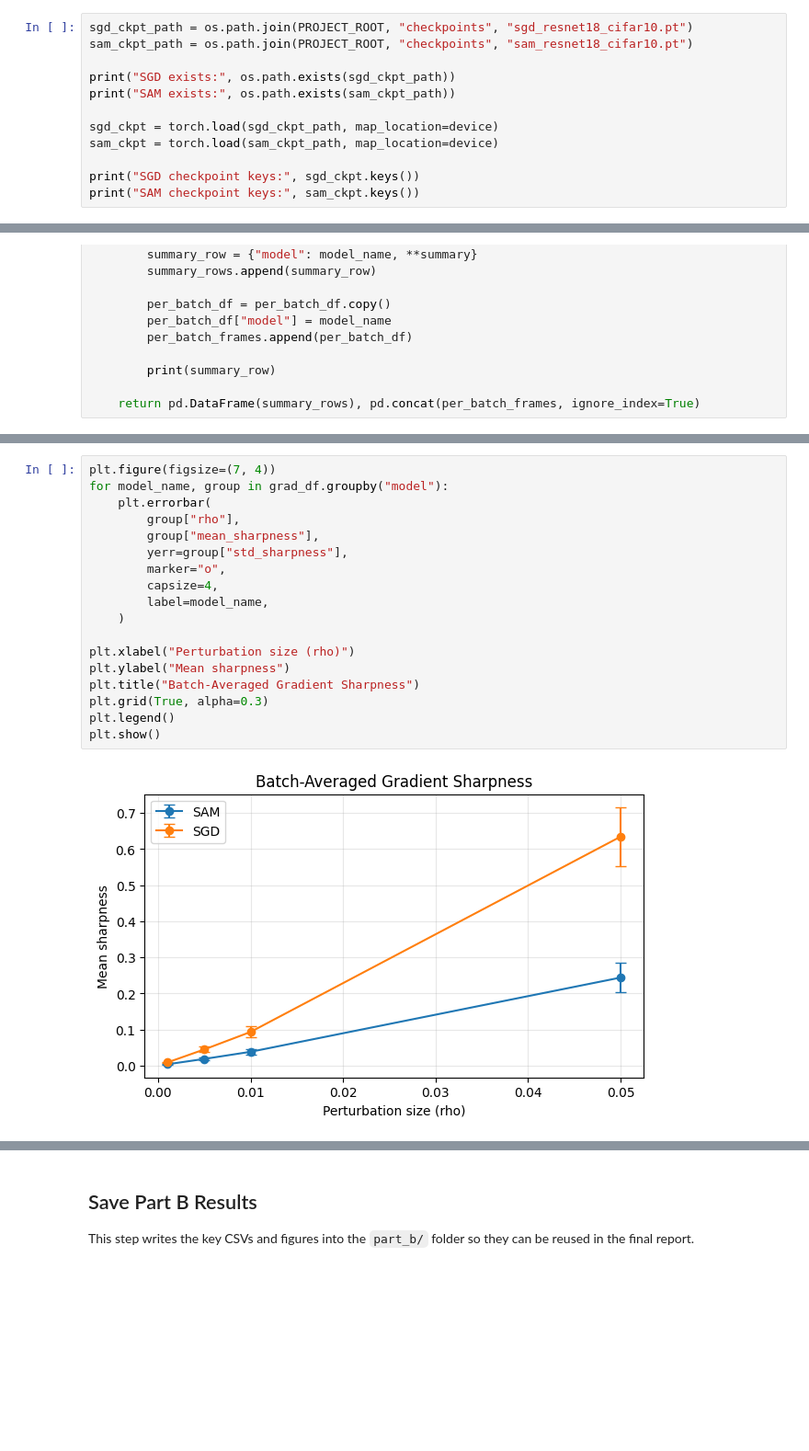
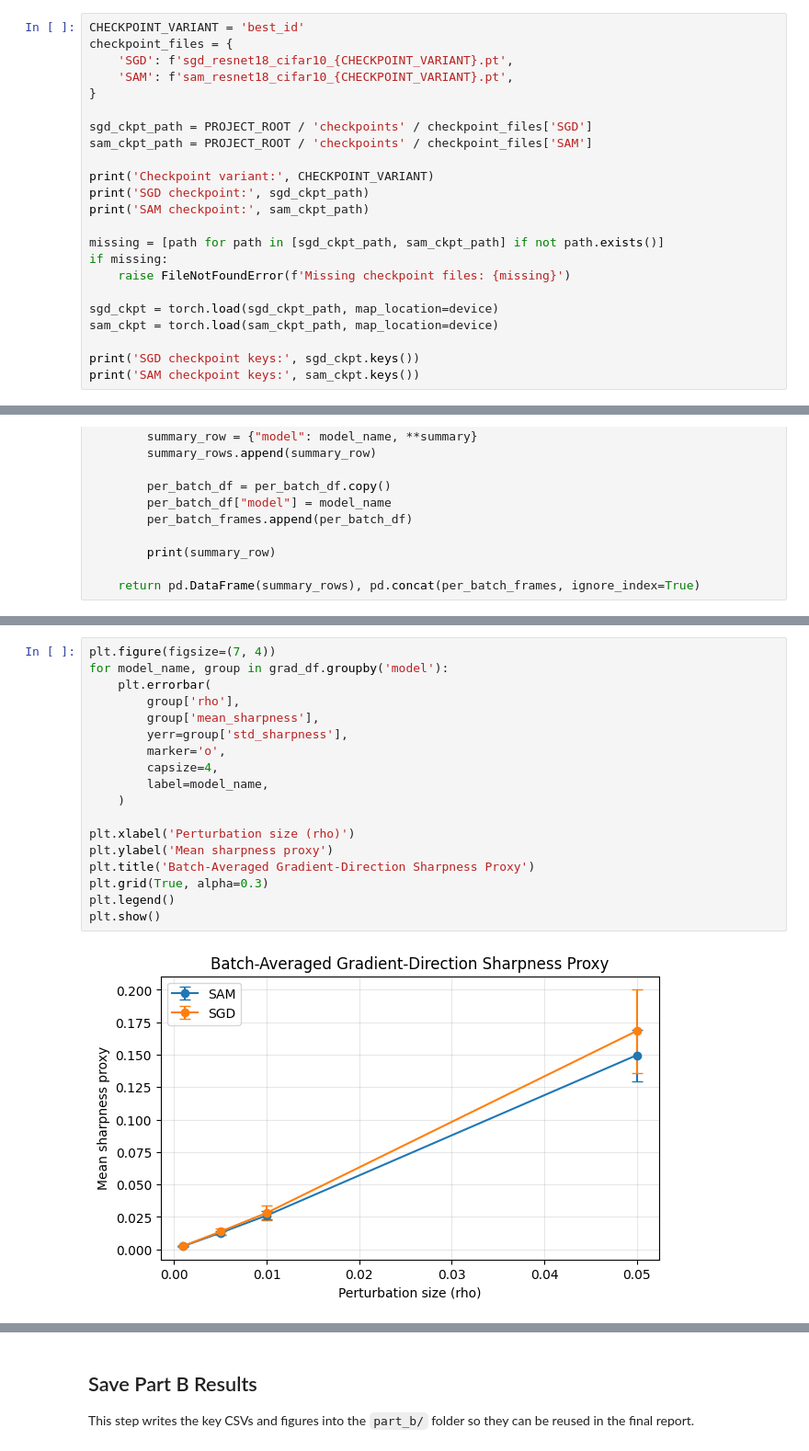
Before and after one commit to 666junyichen/Understanding-SAM-s-Generalization-through-Effective-Dimensionality, a Jupyter notebook: part_b/Part B.ipynb, the cells around one changed output, grey strips where cells are left out. Shown at 92% size. Cells and saved outputs as stored; diff of their text form; blank space fills up the shorter version.

```diff
--- a/part_b/Part B.ipynb
+++ b/part_b/Part B.ipynb
@@ -59,15 +78,26 @@ print("Model name from config:", MODEL_NAME)
 Device: cuda
 Model name from config: resnet18
 # %%
-sgd_ckpt_path = os.path.join(PROJECT_ROOT, "checkpoints", "sgd_resnet18_cifar10.pt")
-sam_ckpt_path = os.path.join(PROJECT_ROOT, "checkpoints", "sam_resnet18_cifar10.pt")
+CHECKPOINT_VARIANT = 'best_id'
+checkpoint_files = {
+    'SGD': f'sgd_resnet18_cifar10_{CHECKPOINT_VARIANT}.pt',
+    'SAM': f'sam_resnet18_cifar10_{CHECKPOINT_VARIANT}.pt',
+}
 
-print("SGD exists:", os.path.exists(sgd_ckpt_path))
-print("SAM exists:", os.path.exists(sam_ckpt_path))
+sgd_ckpt_path = PROJECT_ROOT / 'checkpoints' / checkpoint_files['SGD']
+sam_ckpt_path = PROJECT_ROOT / 'checkpoints' / checkpoint_files['SAM']
+
+print('Checkpoint variant:', CHECKPOINT_VARIANT)
+print('SGD checkpoint:', sgd_ckpt_path)
+print('SAM checkpoint:', sam_ckpt_path)
+
+missing = [path for path in [sgd_ckpt_path, sam_ckpt_path] if not path.exists()]
+if missing:
+    raise FileNotFoundError(f'Missing checkpoint files: {missing}')
 
 sgd_ckpt = torch.load(sgd_ckpt_path, map_location=device)
 sam_ckpt = torch.load(sam_ckpt_path, map_location=device)
 
-print("SGD checkpoint keys:", sgd_ckpt.keys())
-print("SAM checkpoint keys:", sam_ckpt.keys())
+print('SGD checkpoint keys:', sgd_ckpt.keys())
+print('SAM checkpoint keys:', sam_ckpt.keys())
 # %% [output]
@@ -254,23 +291,23 @@ The most important column is `mean_sharpness`.
 # %%
 plt.figure(figsize=(7, 4))
-for model_name, group in grad_df.groupby("model"):
+for model_name, group in grad_df.groupby('model'):
     plt.errorbar(
-        group["rho"],
-        group["mean_sharpness"],
-        yerr=group["std_sharpness"],
-        marker="o",
+        group['rho'],
+        group['mean_sharpness'],
+        yerr=group['std_sharpness'],
+        marker='o',
         capsize=4,
         label=model_name,
     )
 
-plt.xlabel("Perturbation size (rho)")
-plt.ylabel("Mean sharpness")
-plt.title("Batch-Averaged Gradient Sharpness")
+plt.xlabel('Perturbation size (rho)')
+plt.ylabel('Mean sharpness proxy')
+plt.title('Batch-Averaged Gradient-Direction Sharpness Proxy')
 plt.grid(True, alpha=0.3)
 plt.legend()
 plt.show()
 # %% [output]
-[figure, old version]
+[figure, new version]
 # %% [markdown]
 ### How to Read the Main Figure
 
```
Also changed, not shown: parts of 19 cells of this notebook, 16 other files.
